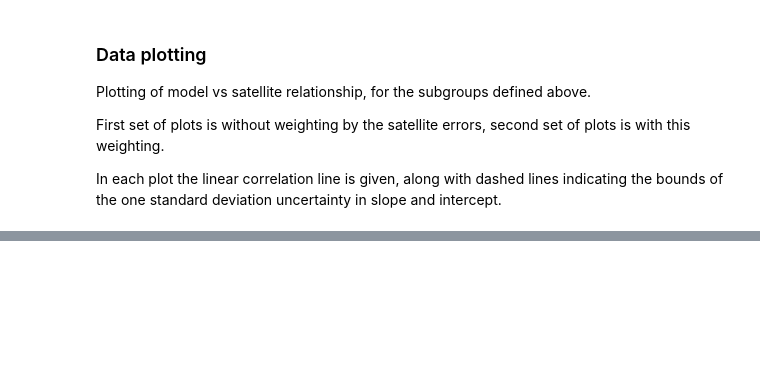
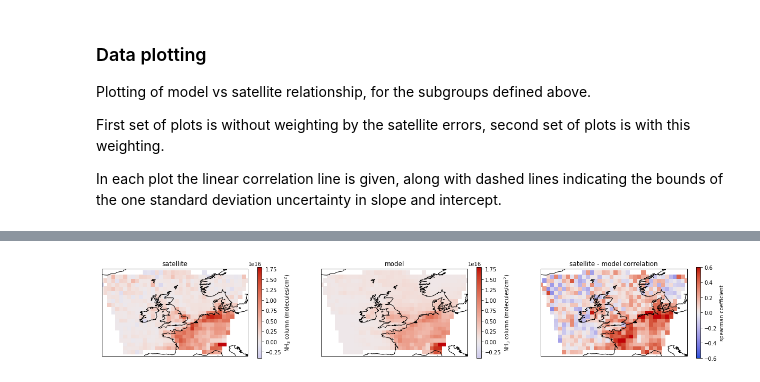
Before and after one commit to douglowe/satellite_data_processing, a Jupyter notebook: bulk_regional_nh3_data_mapping.ipynb, the cells around one changed output, grey strips where cells are left out. Drawn from its saved outputs; the diff is of its cells as text; code cells hidden in the pictures; blank space fills up the shorter version.

Commit message:
Changes to the regional mapping of data, for the paper.

```diff
--- a/bulk_regional_nh3_data_mapping.ipynb
+++ b/bulk_regional_nh3_data_mapping.ipynb
@@ -203,14 +270,3 @@ Plotting of model vs satellite relationship, for the subgroups defined above.
 First set of plots is without weighting by the satellite errors, second set of plots is with this weighting.
 
 In each plot the linear correlation line is given, along with dashed lines indicating the bounds of the one standard deviation uncertainty in slope and intercept.
-# %%
-ax = plt.axes(projection=ccrs.PlateCarree())
-ax.coastlines()
-#plt.contourf(lon_grid,lat_grid,test_grid,locator=ticker.LogLocator(),vmin=1e14,vmax=1e17)
-#plt.contourf(lon_grid,lat_grid,test_grid,locator=ticker.LogLocator(subs=(1.,2.,5.))
-#plt.contourf(lon_grid,lat_grid,sat_grid,locator=ticker.LogLocator())
-#plt.contourf(lon_grid,lat_grid,sat_grid)
-#plt.contourf(lon_grid,lat_grid,sp_corr)
-plt.contourf(lon_grid,lat_grid,np.log10(sp_pval))
-#plt.contourf(lon_grid,lat_grid,test_count)
-plt.colorbar()
@@ -219,0 +273,14 @@ plt.colorbar()
+# %%
+# data cleaning
+
+#sat_grid_2 = sat_grid.loc[test_count<10]
+
+test_count_2 = np.where(np.isnan(test_count),0,test_count)
+sat_grid_2 = np.where(test_count_2<20,np.nan,sat_grid)
+mod_grid_2 = np.where(test_count_2<20,np.nan,mod_grid)
+mod_grid_2 = np.where(test_count_2<20,np.nan,mod_grid)
+sp_corr_2  = np.where(test_count_2<20,np.nan,sp_corr)
+sp_pval_2  = np.where(test_count_2<20,np.nan,sp_pval)
+#test_count_2.sum()
+
+sat_grid_2.max()
@@ -220,5 +292,5 @@ plt.colorbar()
 # %%
-def map_plot(data,lon_g,lat_g,ax_ind,titlestring,plt,clim,plim,cmap):
+def map_plot(data,lon_g,lat_g,ax_ind,titlestring,cbar_label,plt,clim,plim,cmap):
     ax = plt.subplot(ax_ind[0], ax_ind[1], ax_ind[2], projection=ccrs.PlateCarree())
     #ax = plt.subplot(ax_ind[0], ax_ind[1], ax_ind[2], projection=ccrs.LambertConformal(central_longitude=-2.417999,central_latitude=53.915))
     ax.coastlines('50m')
@@ -232,13 +304,6 @@ def map_plot(data,lon_g,lat_g,ax_ind,titlestring,plt,clim,plim,cmap):
     ax_cbar, _ = mpl.colorbar.make_axes(ax, shrink=0.7)
     cbar = mpl.colorbar.ColorbarBase(ax_cbar, cmap=cmap, norm=mpl.colors.Normalize(vmin=plim[0],vmax=plim[1]))
     cbar.set_clim(clim[0],clim[1])
+    cbar.set_label(cbar_label)
 
-
-
-
-plt.figure(figsize=(18.5, 18.5))
-map_plot(sat_grid,lon_grid,lat_grid,[5,1,1],"satellite data",plt,[-1.8e16,1.8e16],[-0.4e16,1.8e16],cc.cm.coolwarm)
-map_plot(mod_grid,lon_grid,lat_grid,[5,1,2],"model data",plt,[-1.8e16,1.8e16],[-0.4e16,1.8e16],cc.cm.coolwarm)
-map_plot(test_count,lon_grid,lat_grid,[5,1,3],"data count",plt,[0,900],[0,900],cc.cm.fire_r)
-map_plot(sp_corr,lon_grid,lat_grid,[5,1,4],"spearman correlation",plt,[-0.6,0.6],[-0.6,0.6],cc.cm.coolwarm)
-map_plot(np.log10(sp_pval),lon_grid,lat_grid,[5,1,5],"spearman p-value (log10)",plt,[-40,0],[-40,0],cc.cm.fire)
+    ax.set_extent([-20, 17, 43, 65], ccrs.PlateCarree())
@@ -246,0 +310,9 @@ map_plot(np.log10(sp_pval),lon_grid,lat_grid,[5,1,5],"spearman p-value (log10)",
+# %%
+# main paper figure
+
+plt.figure(figsize=(21, 4.5))
+map_plot(sat_grid_2,lon_grid,lat_grid,[1,3,1],'satellite',r'NH$_3$ column (molecules/cm$^2$)',plt,[-1.8e16,1.8e16],[-0.4e16,1.8e16],cc.cm.coolwarm)
+map_plot(mod_grid_2,lon_grid,lat_grid,[1,3,2],'model',r'NH$_3$ column (molecules/cm$^2$)',plt,[-1.8e16,1.8e16],[-0.4e16,1.8e16],cc.cm.coolwarm)
+map_plot(sp_corr_2,lon_grid,lat_grid,[1,3,3],"satellite - model correlation","spearman coefficient",plt,[-0.6,0.6],[-0.6,0.6],cc.cm.coolwarm)
+# %% [output]
+[figure, added]
```
Also changed, not shown: parts of 9 cells of this notebook.
